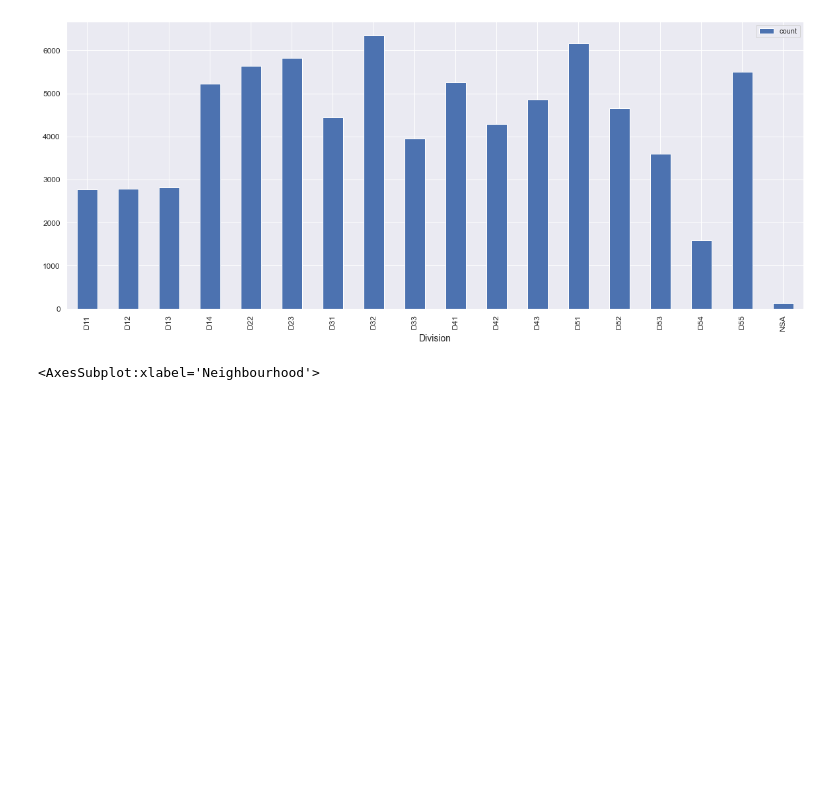
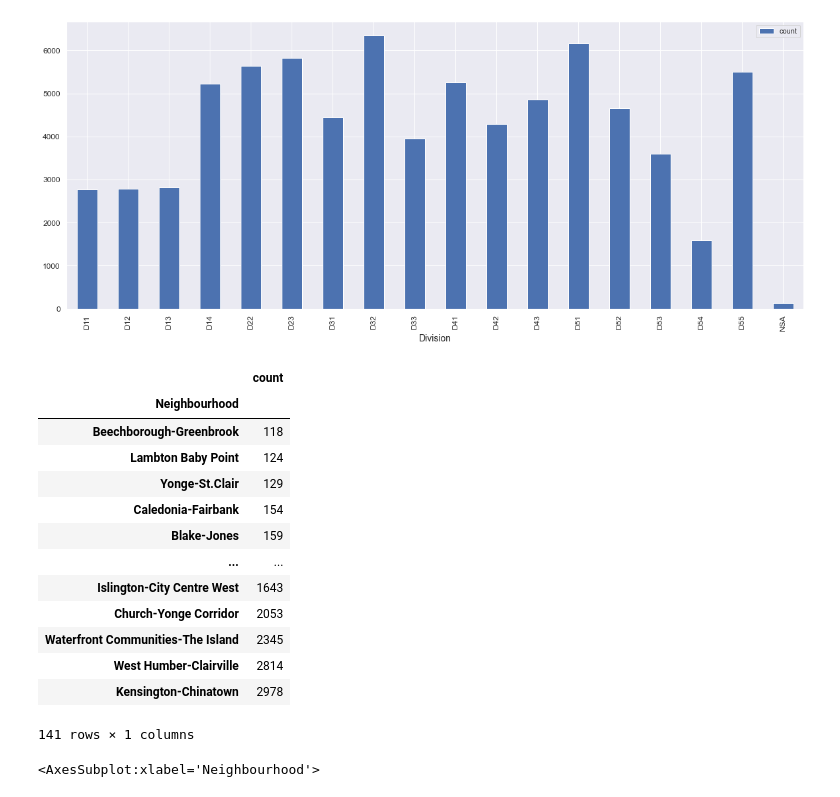
Before and after one commit to pika11/uoft-ml-group4-final-project, a Jupyter notebook: Auto_Theft.ipynb, the cells around one changed output. Drawn from its saved outputs; the diff is of its cells as text; code cells hidden in the pictures; blank space fills up the shorter version.

```diff
--- a/Auto_Theft.ipynb
+++ b/Auto_Theft.ipynb
@@ -166,6 +190,23 @@ grouped_df.plot(kind='bar', x='Division', y='count',figsize=(20, 8))
 # %% [output]
 <AxesSubplot:xlabel='Division'>
 [figure]
+# %%
+df.groupby('Neighbourhood').size().to_frame("count").sort_values(by='count')
+# %% [output]
+|  | count |
+| Neighbourhood |  |
+| Beechborough-Greenbrook | 118 |
+| Lambton Baby Point | 124 |
+| Yonge-St.Clair | 129 |
+| Caledonia-Fairbank | 154 |
+| Blake-Jones | 159 |
+| ... | ... |
+| Islington-City Centre West | 1643 |
+| Church-Yonge Corridor | 2053 |
+| Waterfront Communities-The Island | 2345 |
+| West Humber-Clairville | 2814 |
+| Kensington-Chinatown | 2978 |
+141 rows × 1 columns
 # %%
 grouped_df = df.groupby('Neighbourhood').size().to_frame("count").reset_index()
 grouped_df.plot(kind='bar', x='Neighbourhood', y='count',figsize=(50, 8))
```
Also changed, not shown: parts of 84 cells of this notebook.
